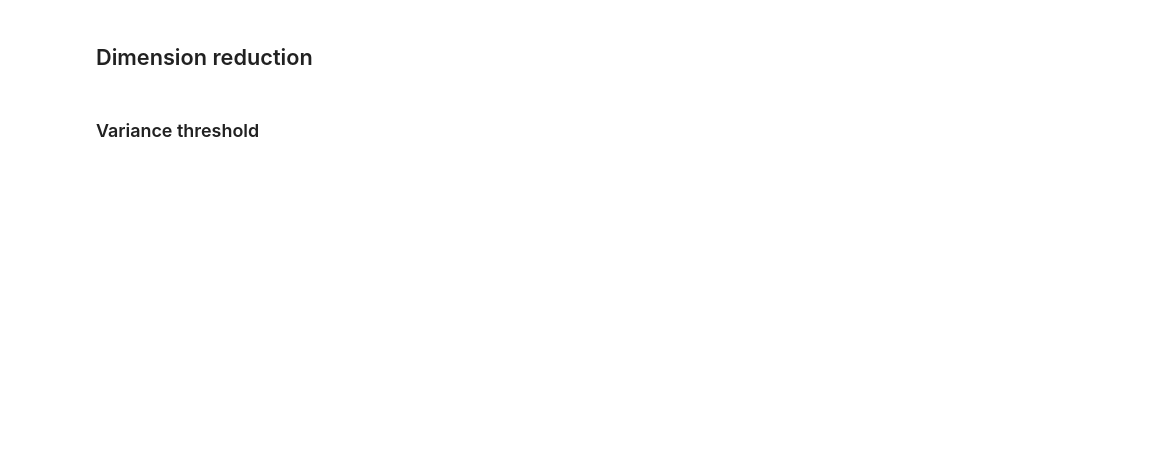
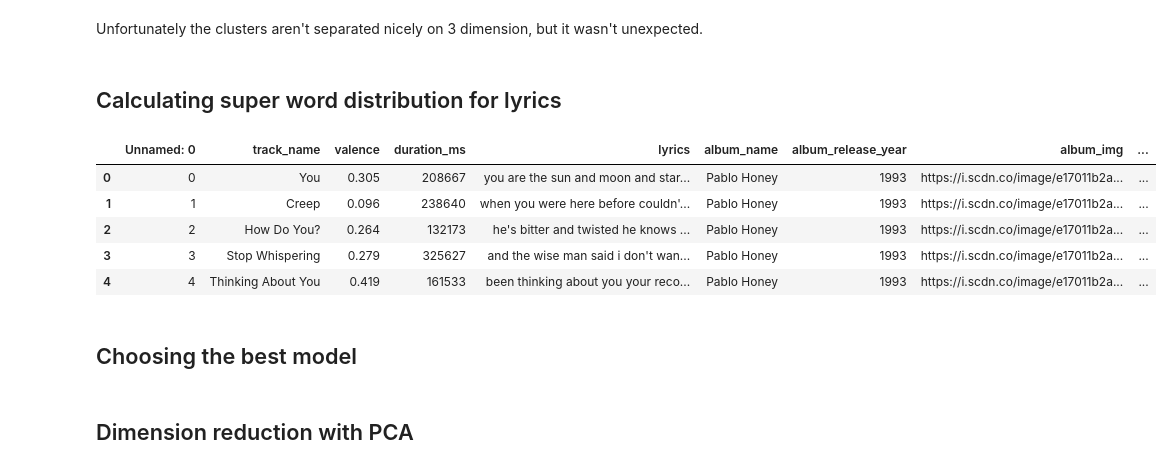
Before and after one commit to dudderThugger/radiohead-semantic-statistics, a Jupyter notebook: modeling.ipynb, the cells around one changed output. Drawn from its saved outputs; the diff is of its cells as text; code cells hidden in the pictures; blank space fills up the shorter version.

```diff
--- a/modeling.ipynb
+++ b/modeling.ipynb
@@ -14,0 +248,13 @@ with open(Path('data/radiohead_extended.csv')) as f:
+# %% [markdown]
+Unfortunately the clusters aren't separated nicely on 3 dimension, but it wasn't unexpected.
+# %% [markdown]
+## Calculating super word distribution for lyrics
+# %%
+radiohead.head()
+# %% [output]
+|  | Unnamed: 0 | track_name | valence | duration_ms | lyrics | album_name | album_release_year | album_img | ... |
+| 0 | 0 | You | 0.305 | 208667 | you are the sun and moon and star... | Pablo Honey | 1993 | https://i.scdn.co/image/e17011b2a... | ... |
+| 1 | 1 | Creep | 0.096 | 238640 | when you were here before couldn'... | Pablo Honey | 1993 | https://i.scdn.co/image/e17011b2a... | ... |
+| 2 | 2 | How Do You? | 0.264 | 132173 | he's bitter and twisted he knows ... | Pablo Honey | 1993 | https://i.scdn.co/image/e17011b2a... | ... |
+| 3 | 3 | Stop Whispering | 0.279 | 325627 | and the wise man said i don't wan... | Pablo Honey | 1993 | https://i.scdn.co/image/e17011b2a... | ... |
+| 4 | 4 | Thinking About You | 0.419 | 161533 | been thinking about you your reco... | Pablo Honey | 1993 | https://i.scdn.co/image/e17011b2a... | ... |
@@ -15,6 +263,6 @@ with open(Path('data/radiohead_extended.csv')) as f:
+# %% [markdown]
+## Choosing the best model
 # %% [markdown]
-## Dimension reduction
+## Dimension reduction with PCA
-# %% [markdown]
-### Variance threshold
 # %%
 embeddings_vector = np.array(embeddings.iloc[:,1:])
```
Also changed, not shown: parts of 29 cells of this notebook.
